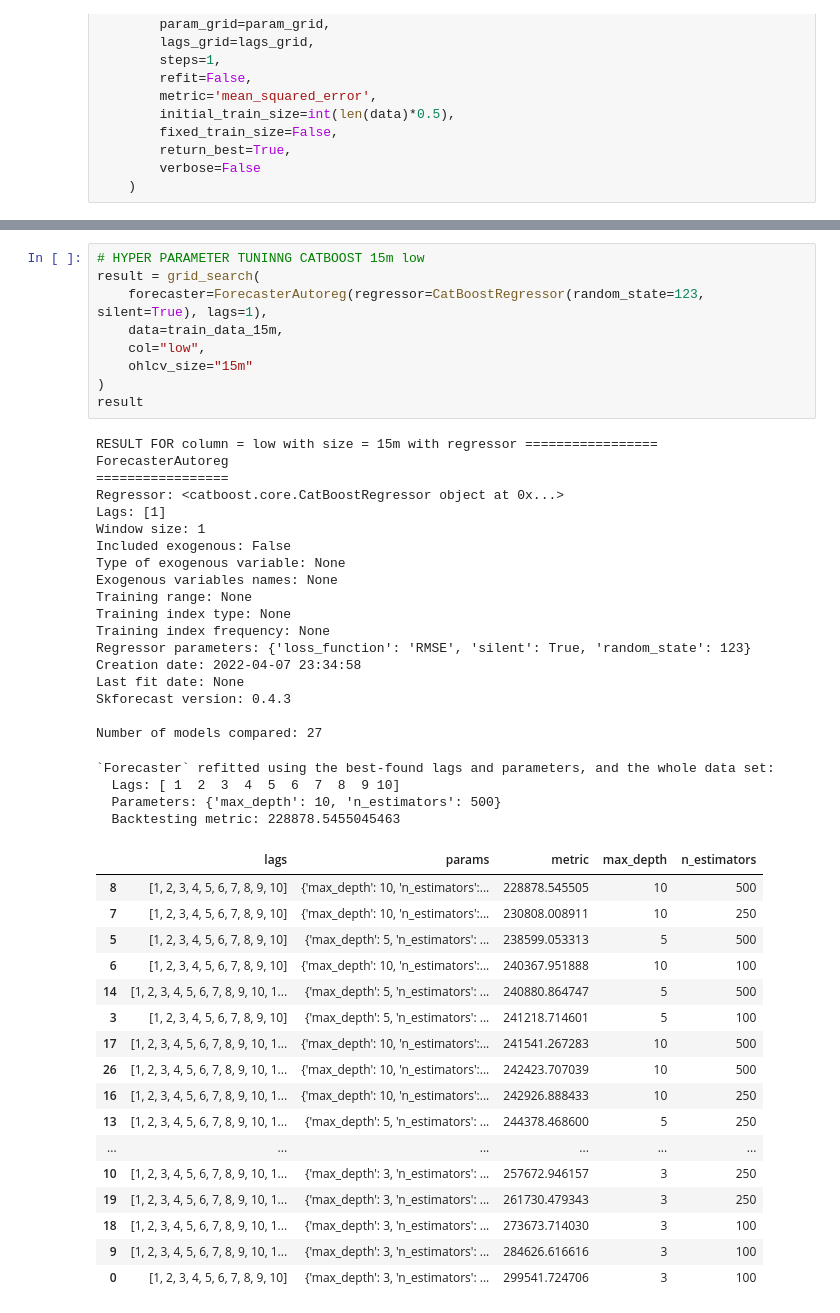
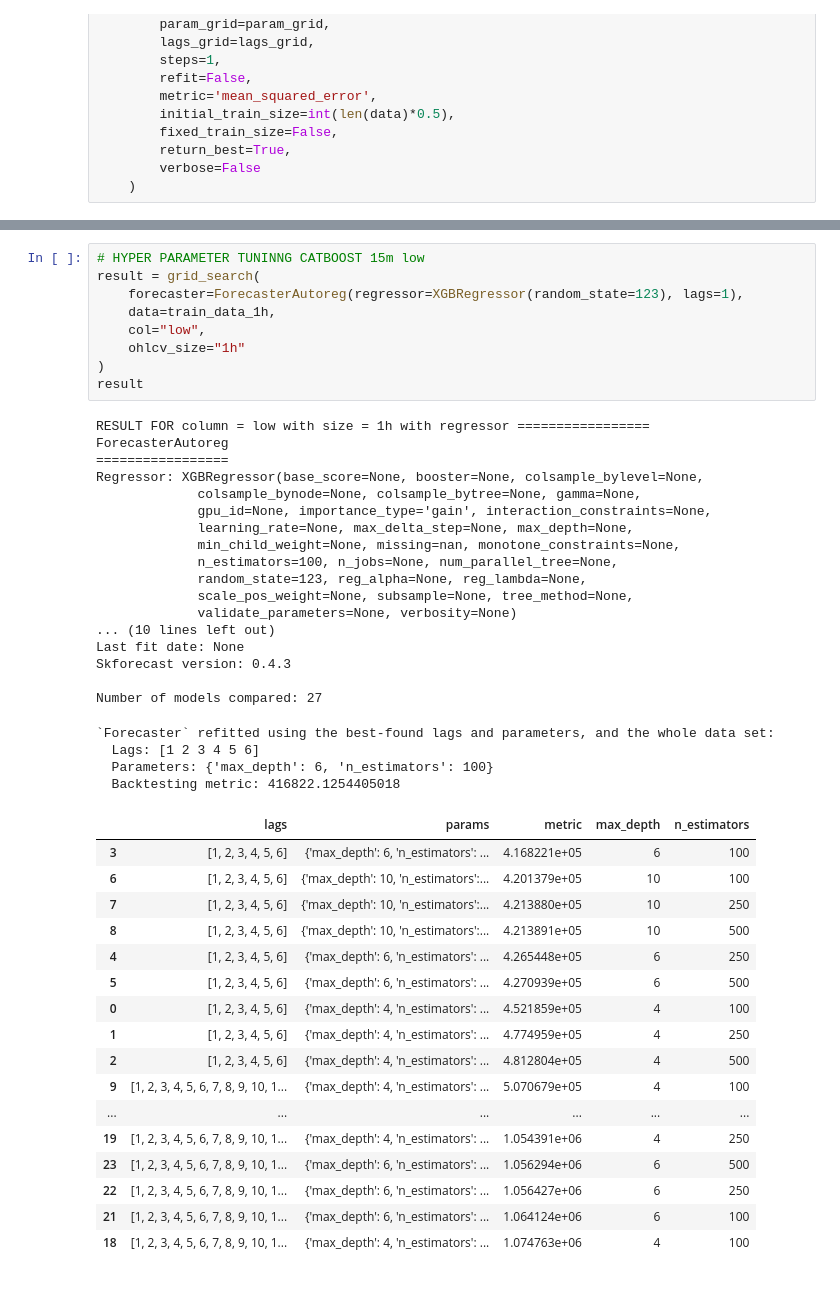
Before and after one commit to 1000scores/AlgoTrading, a Jupyter notebook: research_auto_regressor.ipynb, the cells around one changed output, grey strips where cells are left out. Saved outputs shown, nothing was run; the diff lists cells and outputs as text.

```diff
--- a/research_auto_regressor.ipynb
+++ b/research_auto_regressor.ipynb
@@ -126,49 +125,48 @@ Number of models compared: 27
 # %%
 # HYPER PARAMETER TUNINNG CATBOOST 15m low
 result = grid_search(
-    forecaster=ForecasterAutoreg(regressor=CatBoostRegressor(random_state=123, silent=True), lags=1),
-    data=train_data_15m,
+    forecaster=ForecasterAutoreg(regressor=XGBRegressor(random_state=123), lags=1),
+    data=train_data_1h,
     col="low",
-    ohlcv_size="15m"
+    ohlcv_size="1h"
 )
 result
 # %% [output]
-RESULT FOR column = low with size = 15m with regressor =================
+RESULT FOR column = low with size = 1h with regressor =================
 ForecasterAutoreg
 =================
-Regressor: <catboost.core.CatBoostRegressor object at 0x...>
-Lags: [1]
-Window size: 1
-Included exogenous: False
-Type of exogenous variable: None
-Exogenous variables names: None
-Training range: None
-Training index type: None
-Training index frequency: None
-Regressor parameters: {'loss_function': 'RMSE', 'silent': True, 'random_state': 123}
-Creation date: 2022-04-07 23:34:58
+Regressor: XGBRegressor(base_score=None, booster=None, colsample_bylevel=None,
+             colsample_bynode=None, colsample_bytree=None, gamma=None,
+             gpu_id=None, importance_type='gain', interaction_constraints=None,
+             learning_rate=None, max_delta_step=None, max_depth=None,
+             min_child_weight=None, missing=nan, monotone_constraints=None,
+             n_estimators=100, n_jobs=None, num_parallel_tree=None,
+             random_state=123, reg_alpha=None, reg_lambda=None,
+             scale_pos_weight=None, subsample=None, tree_method=None,
+             validate_parameters=None, verbosity=None)
+... (10 lines left out)
 Last fit date: None
 Skforecast version: 0.4.3
 
 Number of models compared: 27
 `Forecaster` refitted using the best-found lags and parameters, and the whole data set:
-  Lags: [ 1  2  3  4  5  6  7  8  9 10]
-  Parameters: {'max_depth': 10, 'n_estimators': 500}
-  Backtesting metric: 228878.5455045463
+  Lags: [1 2 3 4 5 6]
+  Parameters: {'max_depth': 6, 'n_estimators': 100}
+  Backtesting metric: 416822.1254405018
 |  | lags | params | metric | max_depth | n_estimators |
-| 8 | [1, 2, 3, 4, 5, 6, 7, 8, 9, 10] | {'max_depth': 10, 'n_estimators':... | 228878.545505 | 10 | 500 |
-| 7 | [1, 2, 3, 4, 5, 6, 7, 8, 9, 10] | {'max_depth': 10, 'n_estimators':... | 230808.008911 | 10 | 250 |
-| 5 | [1, 2, 3, 4, 5, 6, 7, 8, 9, 10] | {'max_depth': 5, 'n_estimators': ... | 238599.053313 | 5 | 500 |
-| 6 | [1, 2, 3, 4, 5, 6, 7, 8, 9, 10] | {'max_depth': 10, 'n_estimators':... | 240367.951888 | 10 | 100 |
-| 14 | [1, 2, 3, 4, 5, 6, 7, 8, 9, 10, 1... | {'max_depth': 5, 'n_estimators': ... | 240880.864747 | 5 | 500 |
-| 3 | [1, 2, 3, 4, 5, 6, 7, 8, 9, 10] | {'max_depth': 5, 'n_estimators': ... | 241218.714601 | 5 | 100 |
-| 17 | [1, 2, 3, 4, 5, 6, 7, 8, 9, 10, 1... | {'max_depth': 10, 'n_estimators':... | 241541.267283 | 10 | 500 |
-| 26 | [1, 2, 3, 4, 5, 6, 7, 8, 9, 10, 1... | {'max_depth': 10, 'n_estimators':... | 242423.707039 | 10 | 500 |
-| 16 | [1, 2, 3, 4, 5, 6, 7, 8, 9, 10, 1... | {'max_depth': 10, 'n_estimators':... | 242926.888433 | 10 | 250 |
-| 13 | [1, 2, 3, 4, 5, 6, 7, 8, 9, 10, 1... | {'max_depth': 5, 'n_estimators': ... | 244378.468600 | 5 | 250 |
+| 3 | [1, 2, 3, 4, 5, 6] | {'max_depth': 6, 'n_estimators': ... | 4.168221e+05 | 6 | 100 |
+| 6 | [1, 2, 3, 4, 5, 6] | {'max_depth': 10, 'n_estimators':... | 4.201379e+05 | 10 | 100 |
+| 7 | [1, 2, 3, 4, 5, 6] | {'max_depth': 10, 'n_estimators':... | 4.213880e+05 | 10 | 250 |
+| 8 | [1, 2, 3, 4, 5, 6] | {'max_depth': 10, 'n_estimators':... | 4.213891e+05 | 10 | 500 |
+| 4 | [1, 2, 3, 4, 5, 6] | {'max_depth': 6, 'n_estimators': ... | 4.265448e+05 | 6 | 250 |
+| 5 | [1, 2, 3, 4, 5, 6] | {'max_depth': 6, 'n_estimators': ... | 4.270939e+05 | 6 | 500 |
+| 0 | [1, 2, 3, 4, 5, 6] | {'max_depth': 4, 'n_estimators': ... | 4.521859e+05 | 4 | 100 |
+| 1 | [1, 2, 3, 4, 5, 6] | {'max_depth': 4, 'n_estimators': ... | 4.774959e+05 | 4 | 250 |
+| 2 | [1, 2, 3, 4, 5, 6] | {'max_depth': 4, 'n_estimators': ... | 4.812804e+05 | 4 | 500 |
+| 9 | [1, 2, 3, 4, 5, 6, 7, 8, 9, 10, 1... | {'max_depth': 4, 'n_estimators': ... | 5.070679e+05 | 4 | 100 |
 | ... | ... | ... | ... | ... | ... |
-| 10 | [1, 2, 3, 4, 5, 6, 7, 8, 9, 10, 1... | {'max_depth': 3, 'n_estimators': ... | 257672.946157 | 3 | 250 |
-| 19 | [1, 2, 3, 4, 5, 6, 7, 8, 9, 10, 1... | {'max_depth': 3, 'n_estimators': ... | 261730.479343 | 3 | 250 |
-| 18 | [1, 2, 3, 4, 5, 6, 7, 8, 9, 10, 1... | {'max_depth': 3, 'n_estimators': ... | 273673.714030 | 3 | 100 |
-| 9 | [1, 2, 3, 4, 5, 6, 7, 8, 9, 10, 1... | {'max_depth': 3, 'n_estimators': ... | 284626.616616 | 3 | 100 |
-| 0 | [1, 2, 3, 4, 5, 6, 7, 8, 9, 10] | {'max_depth': 3, 'n_estimators': ... | 299541.724706 | 3 | 100 |
+| 19 | [1, 2, 3, 4, 5, 6, 7, 8, 9, 10, 1... | {'max_depth': 4, 'n_estimators': ... | 1.054391e+06 | 4 | 250 |
+| 23 | [1, 2, 3, 4, 5, 6, 7, 8, 9, 10, 1... | {'max_depth': 6, 'n_estimators': ... | 1.056294e+06 | 6 | 500 |
+| 22 | [1, 2, 3, 4, 5, 6, 7, 8, 9, 10, 1... | {'max_depth': 6, 'n_estimators': ... | 1.056427e+06 | 6 | 250 |
+| 21 | [1, 2, 3, 4, 5, 6, 7, 8, 9, 10, 1... | {'max_depth': 6, 'n_estimators': ... | 1.064124e+06 | 6 | 100 |
+| 18 | [1, 2, 3, 4, 5, 6, 7, 8, 9, 10, 1... | {'max_depth': 4, 'n_estimators': ... | 1.074763e+06 | 4 | 100 |
```
Also changed, not shown: parts of 4 cells of this notebook, 17 other files.
